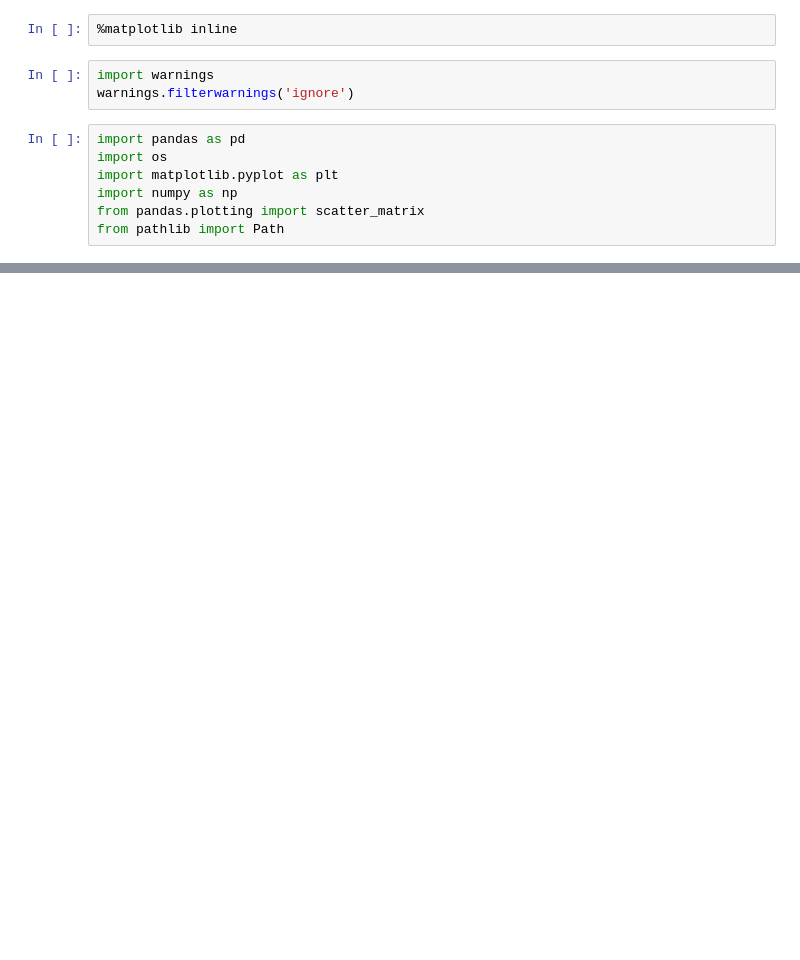
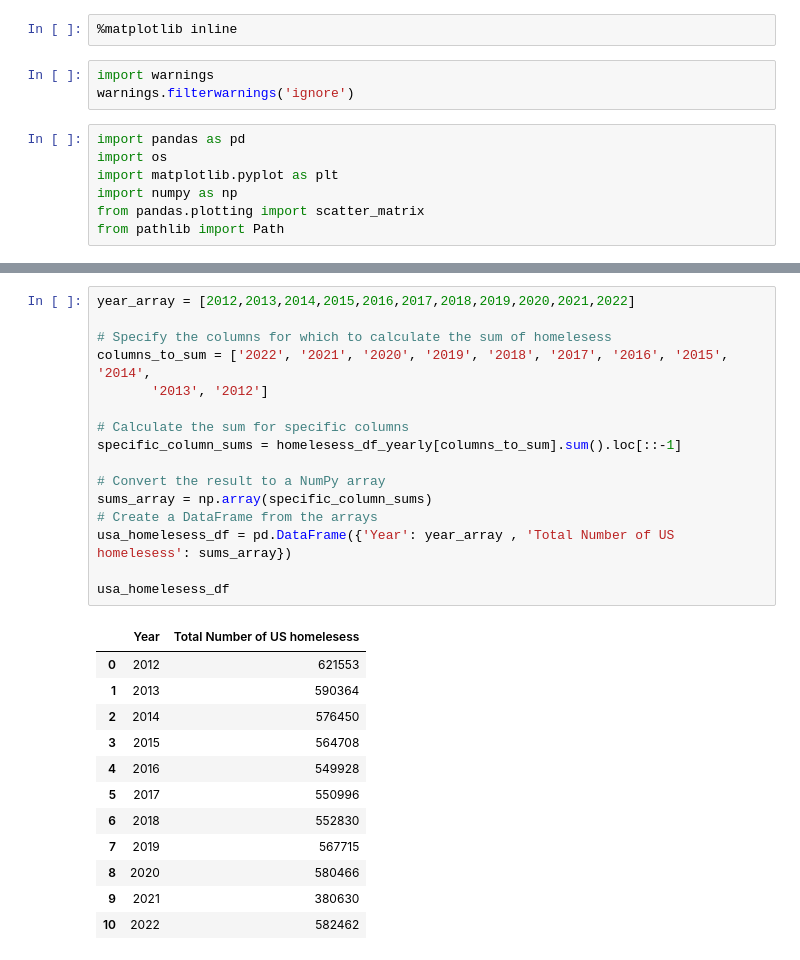
Before and after one commit to Vik1975/project_one, a Jupyter notebook: Homelesess_DF/HUD_data.ipynb, the cells around one changed output, grey strips where cells are left out. Cells and saved outputs as stored; diff of their text form; blank space fills up the shorter version.

```diff
--- a/Homelesess_DF/HUD_data.ipynb
+++ b/Homelesess_DF/HUD_data.ipynb
@@ -83,0 +93,29 @@ homelesess_df_yearly.to_csv('../Resources/HUD_States_Data.csv')
+# %%
+year_array = [2012,2013,2014,2015,2016,2017,2018,2019,2020,2021,2022]
+
+# Specify the columns for which to calculate the sum of homelesess
+columns_to_sum = ['2022', '2021', '2020', '2019', '2018', '2017', '2016', '2015', '2014',
+       '2013', '2012']
+
+# Calculate the sum for specific columns
+specific_column_sums = homelesess_df_yearly[columns_to_sum].sum().loc[::-1]
+
+# Convert the result to a NumPy array
+sums_array = np.array(specific_column_sums)
+# Create a DataFrame from the arrays
+usa_homelesess_df = pd.DataFrame({'Year': year_array , 'Total Number of US homelesess': sums_array})
+
+usa_homelesess_df
+# %% [output]
+|  | Year | Total Number of US homelesess |
+| 0 | 2012 | 621553 |
+| 1 | 2013 | 590364 |
+| 2 | 2014 | 576450 |
+| 3 | 2015 | 564708 |
+| 4 | 2016 | 549928 |
+| 5 | 2017 | 550996 |
+| 6 | 2018 | 552830 |
+| 7 | 2019 | 567715 |
+| 8 | 2020 | 580466 |
+| 9 | 2021 | 380630 |
+| 10 | 2022 | 582462 |
```
Also changed, not shown: parts of 6 cells of this notebook, 10 other files.
